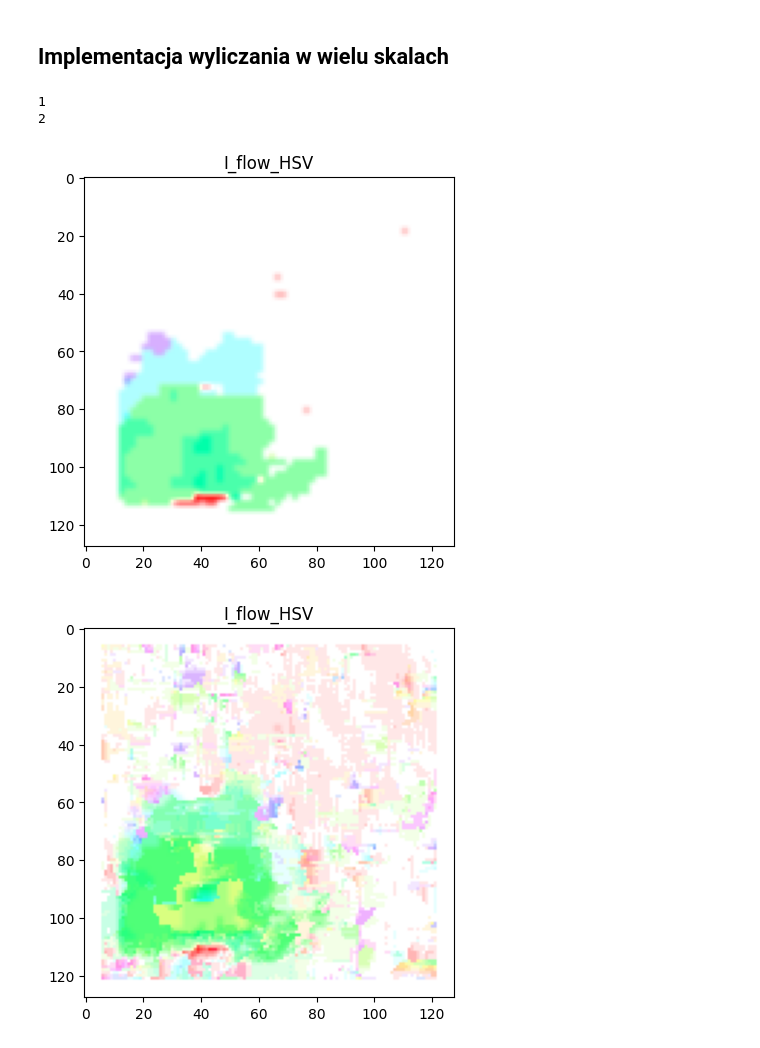
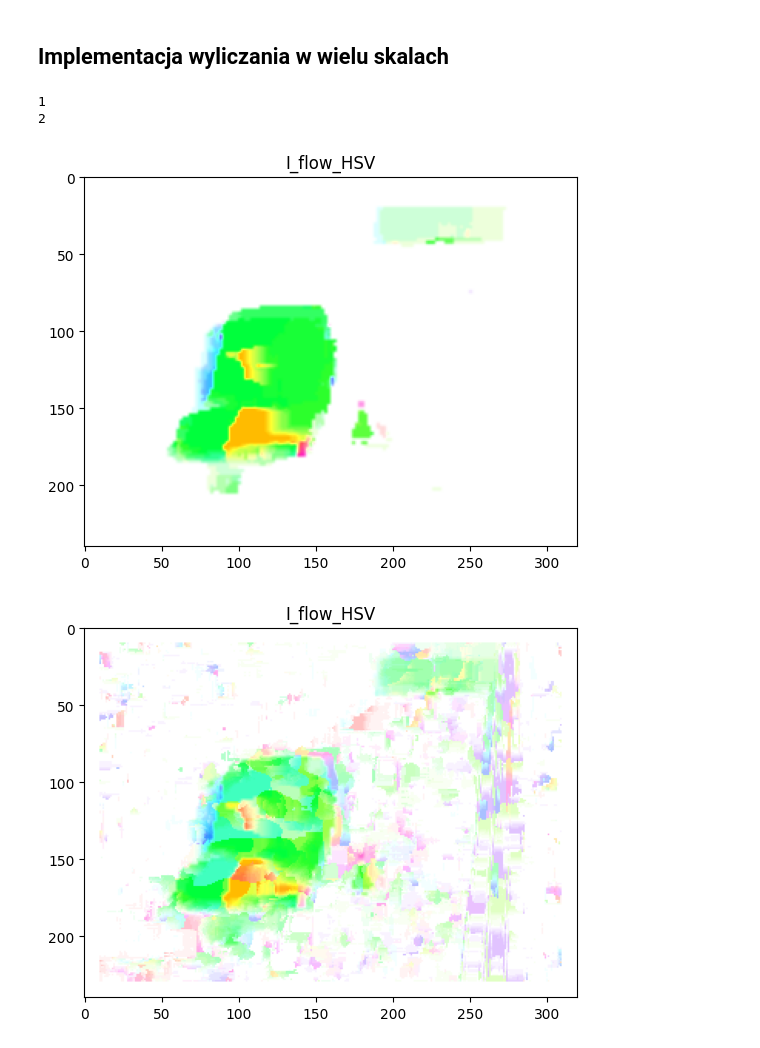
Before and after one commit to jrosa02/ZAW-2025S, a Jupyter notebook: lab04_of/main.ipynb, the cells around one changed output. Saved outputs shown, nothing was run; the diff lists cells and outputs as text; code cells hidden in the pictures.

```diff
--- a/lab04_of/main.ipynb
+++ b/lab04_of/main.ipynb
@@ -146,7 +146,7 @@ class OpticalFlowByMe:
             J = imagesJ_pyramind[k]
             print(maxScale-k)
 
-            u, v = self.block_method(I, J)
+            u, v = self.block_method(I, J, W2, W2, W2)
             # I_of = self.calcHSV((u, v))
 
             I_new = np.copy(I)
@@ -225,11 +225,14 @@ plt.show()
 # %% [markdown]
 ## Implementacja wyliczania w wielu skalach
 # %%
-maxscale = 3
-I_flow_pir = optfl.of_scaling(I, J, maxscale=maxscale)
+maxscale = 2
+I = cv2.imread(root_path + "I.jpg")
+J = cv2.imread(root_path + "J.jpg")
+
+I_flow_pir = optfl.of_scaling(I, J, maxscale=maxscale, W2=5)
 optfl.calcHSV(I_flow_pir)
 # %% [output]
 1
 2
-[figure, old version]
+[figure, new version]
-[figure, old version]
+[figure, new version]
```
Also changed, not shown: parts of 1 cell of this notebook, 2 other files.
